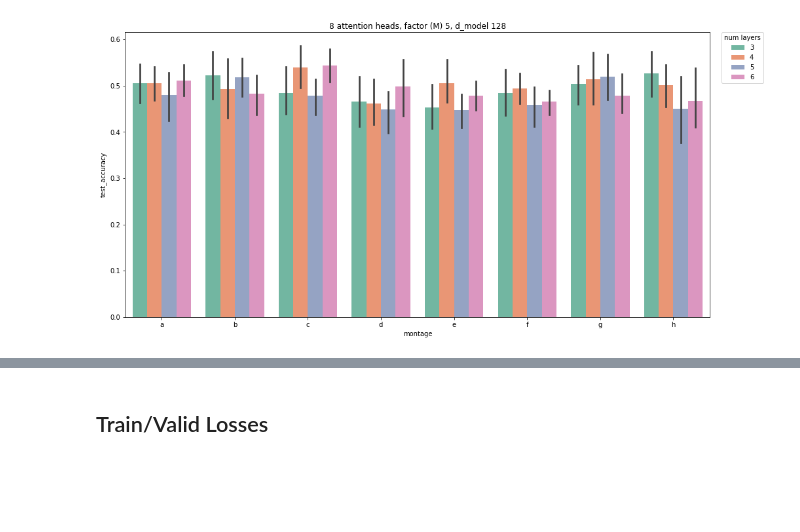
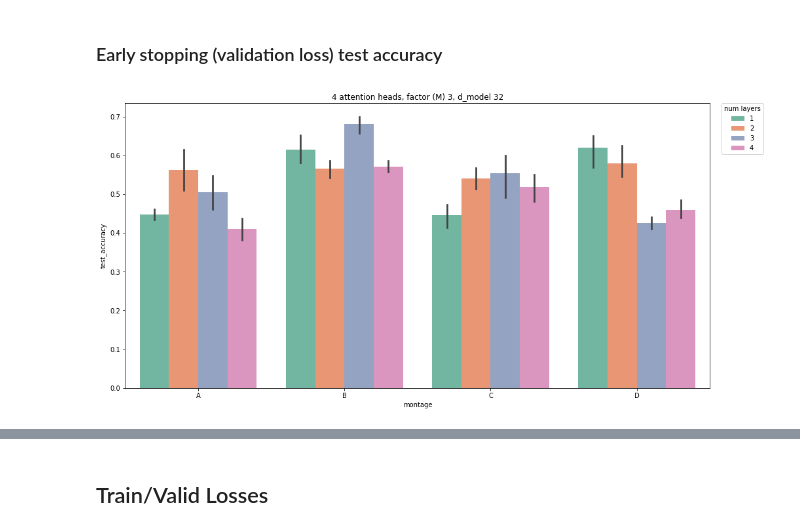
Before and after one commit to nicchiou/mindportal, a Jupyter notebook: experiments/motor_LR/chan_avg_transformer/ExperimentSummary.ipynb, the cells around one changed output, grey strips where cells are left out. Drawn from its saved outputs; the diff is of its cells as text; code cells hidden in the pictures; blank space fills up the shorter version.

```diff
--- a/experiments/motor_LR/chan_avg_transformer/ExperimentSummary.ipynb
+++ b/experiments/motor_LR/chan_avg_transformer/ExperimentSummary.ipynb
@@ -29,9 +31,9 @@ def summarize(path, fname, name):
 
     return model_meta
 # %%
-def read_transformer_results(root_dir, exp_dir):
+def read_transformer_results(root_dir, exp_dir, subject=None):
     args = exp_dir.split('_')[3:]
-    df = summarize(os.path.join(root_dir, exp_dir), 'trial_results.csv', 'chan_avg_transformer')
+    df = summarize(os.path.join(root_dir, exp_dir, f's_{subject}' if subject is not None else ''), 'trial_results.csv', 'chan_avg_transformer')
 
     df = df.assign(n_layers=int(args[0].split('-')[0]))
     df = df.assign(d_model=int(args[1].split('-')[0]))
@@ -44,15 +46,21 @@ all_model_df = pd.DataFrame()
 
 root_dir = os.path.join(constants.RESULTS_DIR,
                         'motor_LR', 'chan_avg_transformer', 'rs',
-                        'bandpass_only', 'max_abs_scale', 'baseline')
+                        'bandpass_only', 'max_abs_scale',
+                        '4_montages', 'no_early_stop', 'cropped',
+                        'pretrain_montage_pool', 'all')
+
+subject = '154'
+
 for d in os.listdir(root_dir):
     try:
-        df = read_transformer_results(root_dir, d)
+        df = read_transformer_results(root_dir, d, subject if subject is not None else None)
         all_model_df = all_model_df.append(df, ignore_index=True)
-    except OSError:
-        pass
+    except OSError as e:
+        print(e)
 
 train_cols = ['train_accuracy', 'train_precision', 'train_recall', 'train_f1']
+valid_cols = ['valid_accuracy', 'valid_precision', 'valid_recall', 'valid_f1']
 test_cols = ['test_accuracy', 'test_precision', 'test_recall', 'test_f1']
 # %%
 all_model_df.columns
@@ -66,2 +83,4 @@ Index(['Status', 'epoch_early_stop', 'final_test_loss', 'montage', 'subject',
        'approach', 'n_layers', 'd_model', 'n_heads', 'factor'],
       dtype='object')
+# %%
+montage_order = constants.PAIRED_MONTAGES
@@ -68,5 +91,5 @@ Index(['Status', 'epoch_early_stop', 'final_test_loss', 'montage', 'subject',
 # %%
-n_layers = 3
-n_heads = 8
-factor = 5
-d_model = 128
+n_layers = 1
+n_heads = 4
+factor = 3
+d_model = 32
@@ -73,11 +116,13 @@ d_model = 128
+# %% [markdown]
+### Early stopping (validation loss) test accuracy
 # %%
 fig, ax = plt.subplots(1, 1, figsize=(16, 8))
 
 sns.barplot(data=all_model_df[(all_model_df['n_heads'] == n_heads) &
                               (all_model_df['factor'] == factor) &
                               (all_model_df['d_model'] == d_model)],
-            x='montage', y='test_accuracy', hue='n_layers', palette='Set2', ax=ax, order=constants.MONTAGES)
+            x='montage', y='test_accuracy', hue='n_layers', palette='Set2', ax=ax, order=montage_order)
 plt.legend(title='num layers', bbox_to_anchor=(1.02, 1), loc=2, borderaxespad=0.)
 plt.title(f'{n_heads} attention heads, factor (M) {factor}, d_model {d_model}');
 # %% [output]
-[figure, old version]
+[figure, new version]
```
Also changed, not shown: parts of 31 cells of this notebook, 4 other files.
